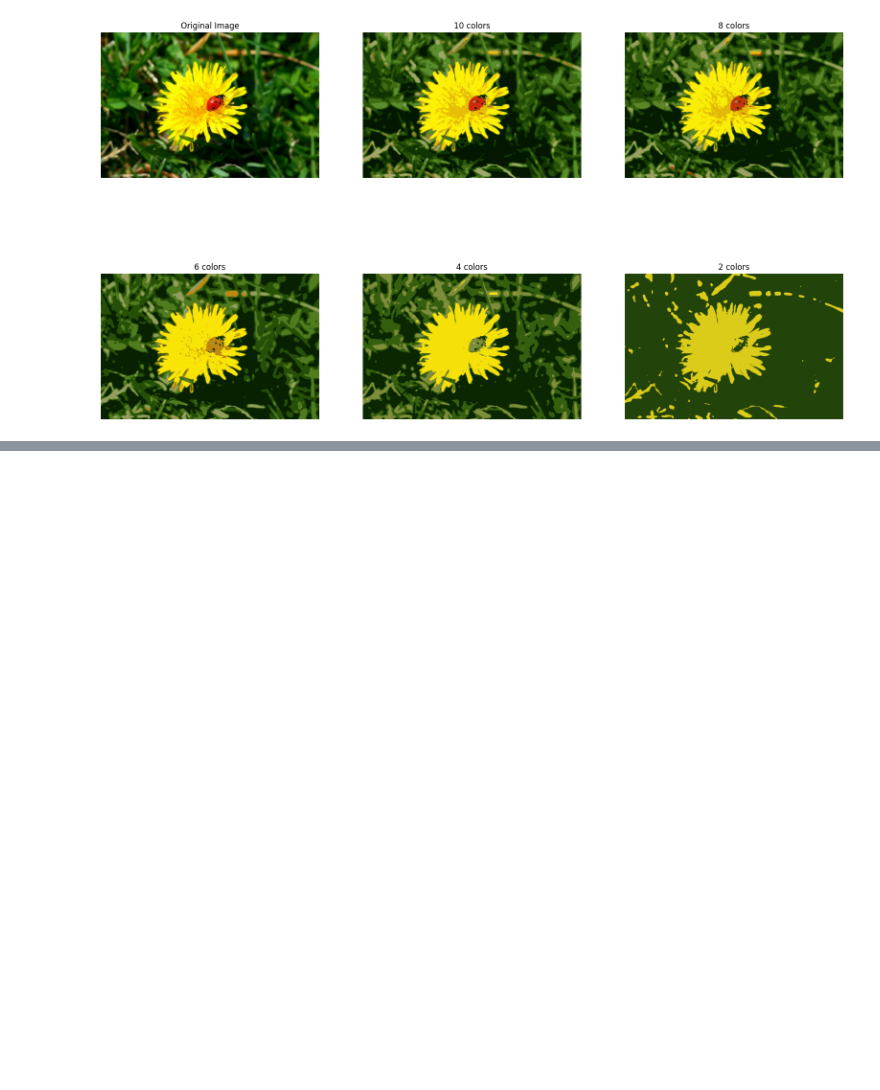
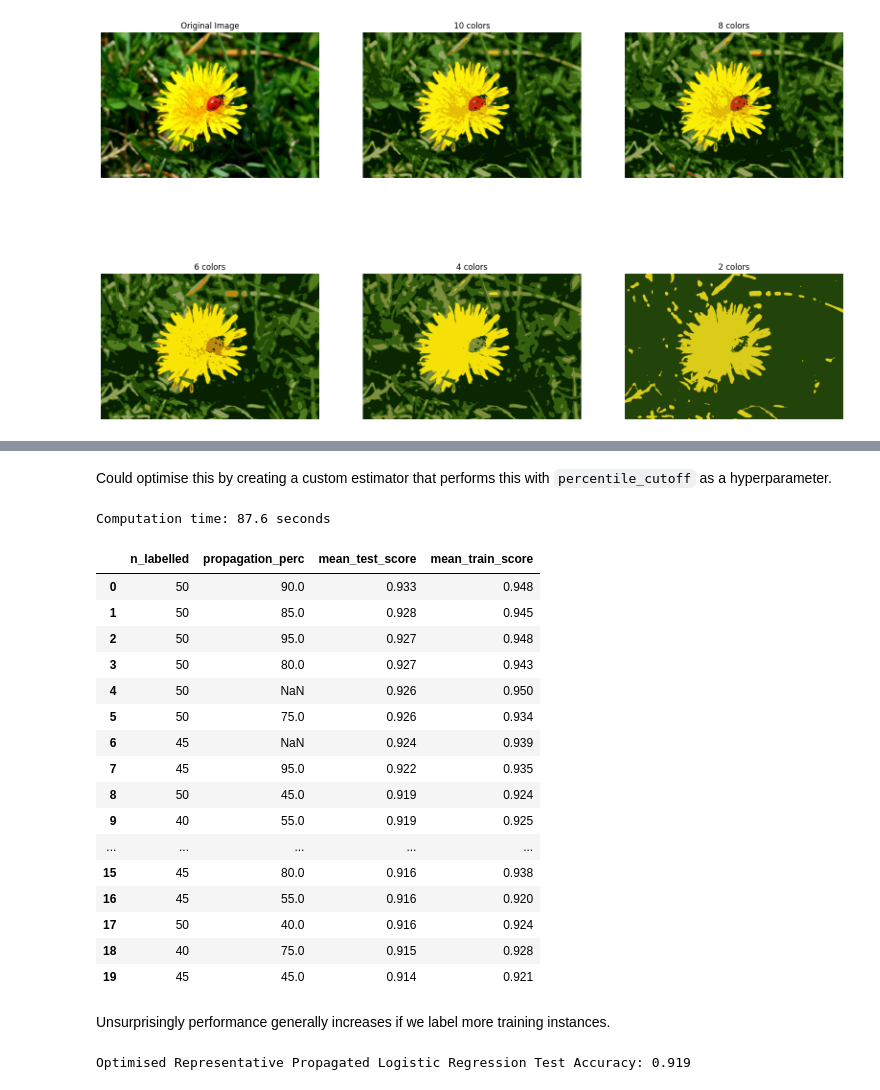
Before and after one commit to chris-leonard/hands-on-machine-learning, a Jupyter notebook: chapter-9/chapter-9-notes.ipynb, the cells around one changed output, grey strips where cells are left out. Saved outputs shown, nothing was run; the diff lists cells and outputs as text; code cells hidden in the pictures; blank space fills up the shorter version.

```diff
--- a/chapter-9/chapter-9-notes.ipynb
+++ b/chapter-9/chapter-9-notes.ipynb
@@ -461,0 +574,8 @@ for i, image_seg in enumerate(images_seg):
+# %%
+# suppose we only have resources to train 50 labelled instances
+n_labelled = 50
+log_reg = LogisticRegression(solver="liblinear")
+log_reg.fit(X_train[:n_labelled, :], y_train[:n_labelled])
+
+score = log_reg.score(X_test, y_test)
+print("Partially Labelled Logistic Regression Test Accuracy: {:.3f}".format(score))
@@ -461,0 +604,12 @@ for i, image_seg in enumerate(images_seg):
+# %%
+# propagate labels of representatives
+y_prop = y_rep[kmeans.labels_]
+
+# now train log reg on these propagated labels
+log_reg = LogisticRegression(solver="liblinear")
+log_reg.fit(X_train, y_prop)
+
+score = log_reg.score(X_test, y_test)
+print(
+    "Representative Propagated Logistic Regression Test Accuracy: {:.3f}".format(score)
+)
@@ -461,0 +646,2 @@ for i, image_seg in enumerate(images_seg):
+# %% [markdown]
+Could optimise this by creating a custom estimator that performs this with `percentile_cutoff` as a hyperparameter.
@@ -461,0 +695,57 @@ for i, image_seg in enumerate(images_seg):
+# %%
+# now test different hyperparameters
+base_estimator = LogisticRegression(solver="liblinear")
+kmeans_partial = KMeansPartiallyLabelled(
+    base_estimator=base_estimator, random_state=RANDOM_STATE
+)
+
+param_grid = {
+    "propagation_perc": [None] + list(range(5, 100, 5)),
+    "n_labelled": [40, 45, 50]
+}
+
+grid_search = GridSearchCV(
+    kmeans_partial,
+    param_grid,
+    scoring="accuracy",
+    refit=True,
+    cv=5,
+    return_train_score=True,
+)
+
+grid_search = fit_grid_search(grid_search, X_train, y_train)
+cv_summary = get_cv_summary(grid_search)
+cv_summary.head(20)
+# %% [output]
+Computation time: 87.6 seconds
+|  | n_labelled | propagation_perc | mean_test_score | mean_train_score |
+| 0 | 50 | 90.0 | 0.933 | 0.948 |
+| 1 | 50 | 85.0 | 0.928 | 0.945 |
+| 2 | 50 | 95.0 | 0.927 | 0.948 |
+| 3 | 50 | 80.0 | 0.927 | 0.943 |
+| 4 | 50 | NaN | 0.926 | 0.950 |
+| 5 | 50 | 75.0 | 0.926 | 0.934 |
+| 6 | 45 | NaN | 0.924 | 0.939 |
+| 7 | 45 | 95.0 | 0.922 | 0.935 |
+| 8 | 50 | 45.0 | 0.919 | 0.924 |
+| 9 | 40 | 55.0 | 0.919 | 0.925 |
+| ... | ... | ... | ... | ... |
+| 15 | 45 | 80.0 | 0.916 | 0.938 |
+| 16 | 45 | 55.0 | 0.916 | 0.920 |
+| 17 | 50 | 40.0 | 0.916 | 0.924 |
+| 18 | 40 | 75.0 | 0.915 | 0.928 |
+| 19 | 45 | 45.0 | 0.914 | 0.921 |
+# %% [markdown]
+Unsurprisingly performance generally increases if we label more training instances.
+# %%
+# now test performance
+kmeans_partial = grid_search.best_estimator_
+y_pred = kmeans_partial.predict(X_test)
+score = np.mean(y_pred == y_test)
+print(
+    "Optimised Representative Propagated Logistic Regression Test Accuracy: {:.3f}".format(
+        score
+    )
+)
+# %% [output]
+Optimised Representative Propagated Logistic Regression Test Accuracy: 0.919
```
Also changed, not shown: parts of 23 cells of this notebook.
